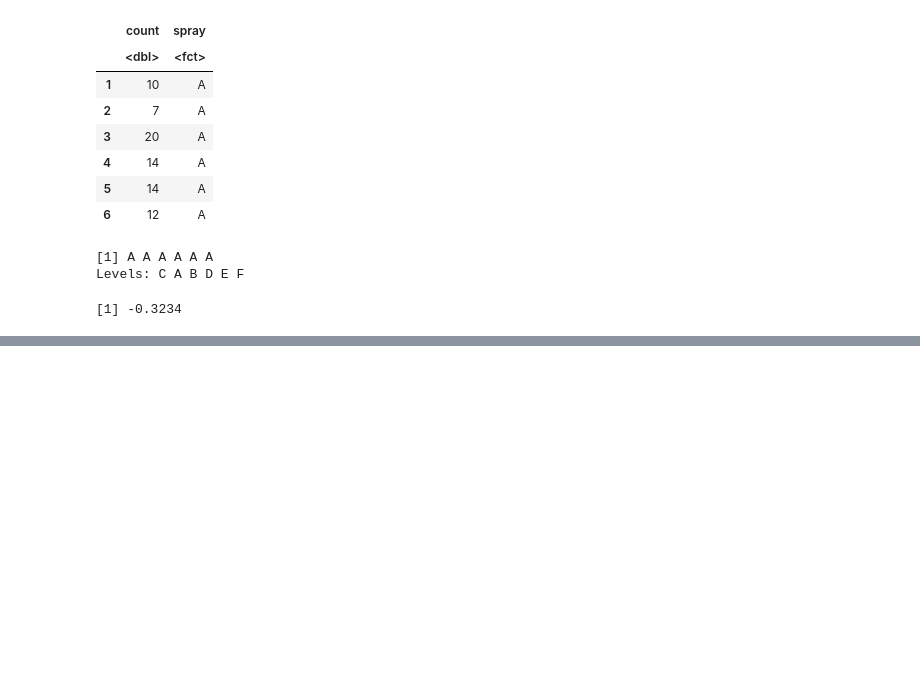
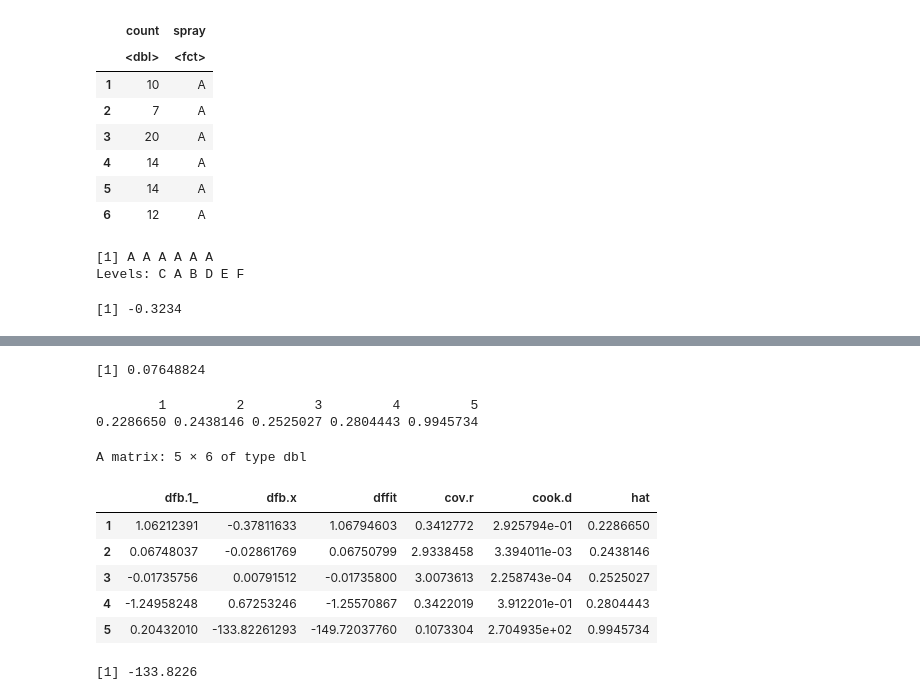
Before and after one commit to caoanroad4800/datasciencecoursera, a Jupyter notebook: 07_Regression_Models/Wk_03_Multivariate_regression_models.ipynb, the cells around one changed output, grey strips where cells are left out. Cells and saved outputs as stored; diff of their text form; code cells hidden in the pictures; blank space fills up the shorter version.

```diff
--- a/07_Regression_Models/Wk_03_Multivariate_regression_models.ipynb
+++ b/07_Regression_Models/Wk_03_Multivariate_regression_models.ipynb
@@ -416,0 +489,39 @@ Levels: C A B D E F
+# %%
+library(lmtest)
+fit <- lm(mpg ~ cyl + wt, data = mtcars2)
+fit2 <- lm(mpg ~ cyl + wt + cyl * wt, data = mtcars2)
+test <- lrtest(fit, fit2)
+test[,'Pr(>Chisq)'][2]
+# %% [output]
+[1] 0.07648824
+# %%
+x <- c(0.586, 0.166, -0.042, -0.614, 11.72)
+y <- c(0.549, -0.026, -0.127, -0.751, 1.344)
+fit3 <- lm(y ~ x)
+hatvalues(fit3)
+# %% [output]
+        1         2         3         4         5
+0.2286650 0.2438146 0.2525027 0.2804443 0.9945734
+# %%
+x <- c(0.586, 0.166, -0.042, -0.614, 11.72)
+y <- c(0.549, -0.026, -0.127, -0.751, 1.344)
+fit4 <- lm(y ~ x)
+#db <- dfbeta(fit4)
+#which.max(db[,2])
+#which.max(hatvalues(fit4))
+#dfbeta(fit4)
+im <- influence.measures(fit4)
+iminfmat <- im$infmat
+iminfmat
+# %% [output]
+A matrix: 5 × 6 of type dbl
+|  | dfb.1_ | dfb.x | dffit | cov.r | cook.d | hat |
+| 1 | 1.06212391 | -0.37811633 | 1.06794603 | 0.3412772 | 2.925794e-01 | 0.2286650 |
+| 2 | 0.06748037 | -0.02861769 | 0.06750799 | 2.9338458 | 3.394011e-03 | 0.2438146 |
+| 3 | -0.01735756 | 0.00791512 | -0.01735800 | 3.0073613 | 2.258743e-04 | 0.2525027 |
+| 4 | -1.24958248 | 0.67253246 | -1.25570867 | 0.3422019 | 3.912201e-01 | 0.2804443 |
+| 5 | 0.20432010 | -133.82261293 | -149.72037760 | 0.1073304 | 2.704935e+02 | 0.9945734 |
+# %%
+iminfmat[which.max(abs(iminfmat[,5])),2]
+# %% [output]
+[1] -133.8226
```
Also changed, not shown: parts of 7 cells of this notebook, 3 other files.
